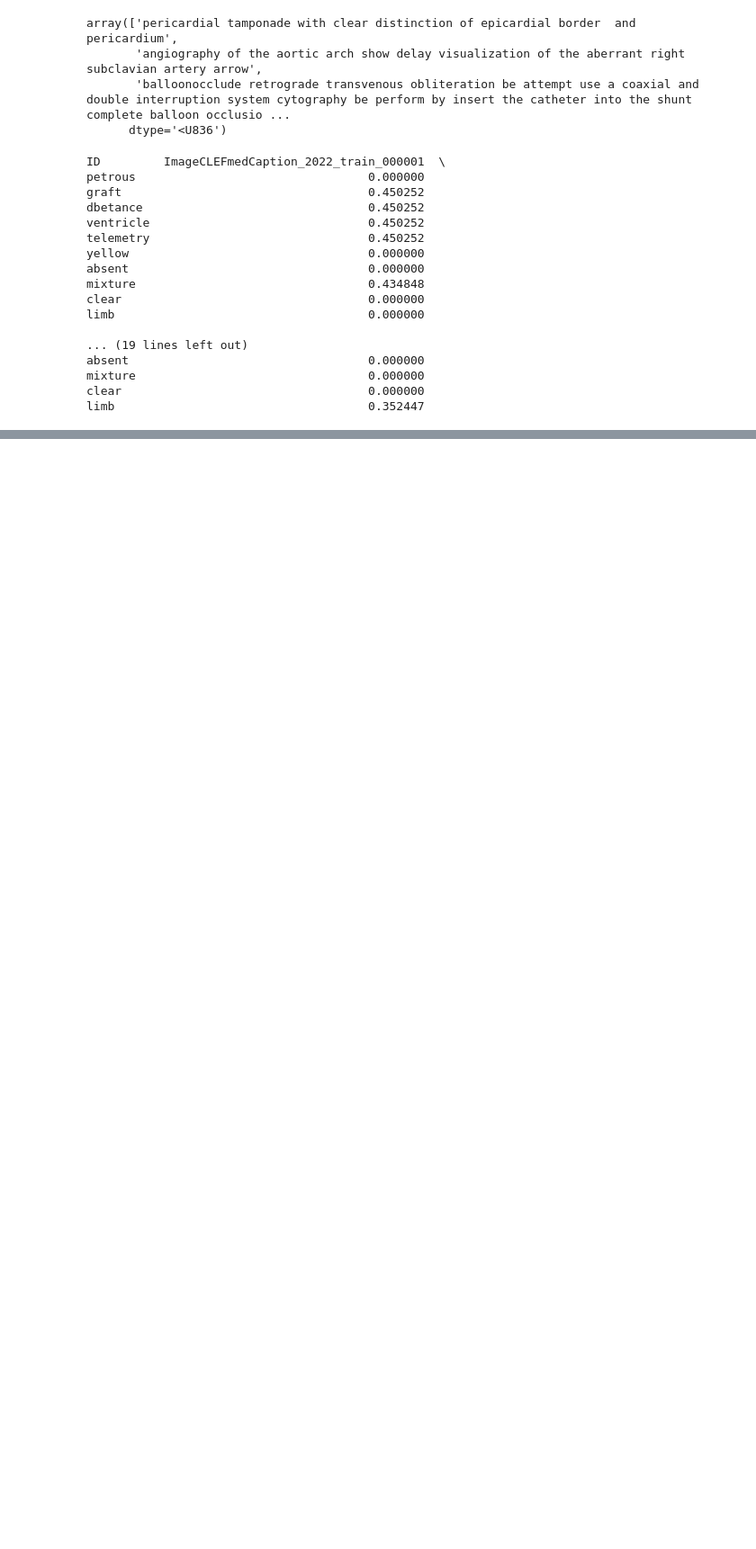
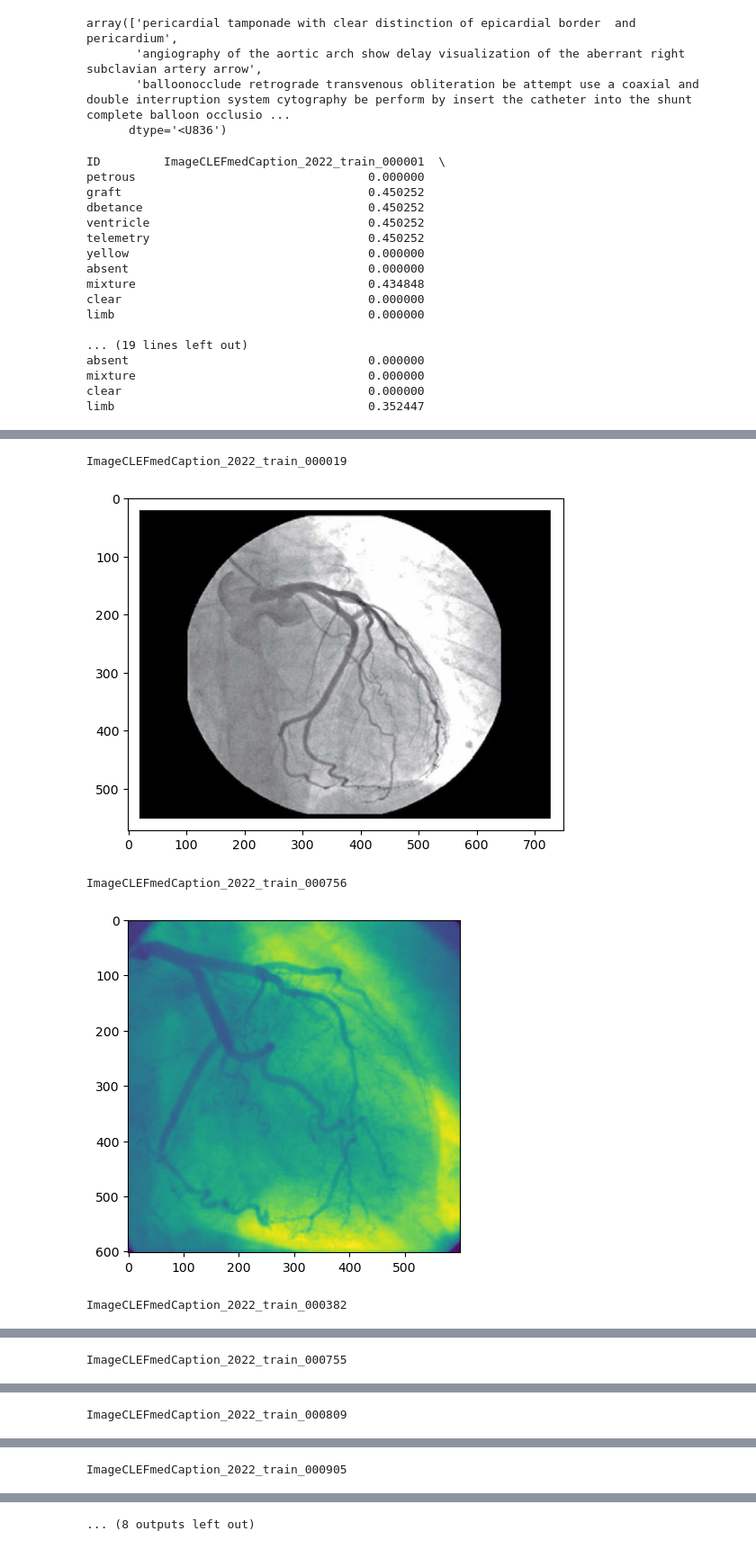
Before and after one commit to lc0312/COSC502, a Jupyter notebook: finalproject_Liu.ipynb, the cells around one changed output, grey strips where cells are left out. Shown at 90% size. Cells and saved outputs as stored; diff of their text form; code cells hidden in the pictures; blank space fills up the shorter version.

```diff
--- a/finalproject_Liu.ipynb
+++ b/finalproject_Liu.ipynb
@@ -587,0 +587,32 @@ similarity_scores.sort_values(by=['scores'],ascending=False)
+# %%
+# d) try to display the associated images
+# from last cell we know top 10 images are No.
+id = [17,
+    753,
+    380,
+    752,
+    805,
+    901,
+    254,
+    587,
+    584,
+    91]
+
+idlist = []
+
+for i in list (id):
+    idlist.append(train_img.loc[i,:]['ID'])
+
+import matplotlib.image as mpimg
+
+for i in range (10):
+    print (idlist[i])
+    img = mpimg.imread('D:/images/'+str(idlist[i])+'.jpg')
+    imgplot = plt.imshow(img)
+    plt.show()
+# %% [output]
+ImageCLEFmedCaption_2022_train_000019
+[figure, added]
+ImageCLEFmedCaption_2022_train_000756
+[figure, added]
+ImageCLEFmedCaption_2022_train_000382
@@ -587,0 +620 @@ similarity_scores.sort_values(by=['scores'],ascending=False)
+ImageCLEFmedCaption_2022_train_000755
@@ -587,0 +622 @@ similarity_scores.sort_values(by=['scores'],ascending=False)
+ImageCLEFmedCaption_2022_train_000809
@@ -587,0 +624 @@ similarity_scores.sort_values(by=['scores'],ascending=False)
+ImageCLEFmedCaption_2022_train_000905
@@ -587,0 +626 @@ similarity_scores.sort_values(by=['scores'],ascending=False)
+... (8 outputs left out)
```
Also changed, not shown: parts of 3 cells of this notebook.
